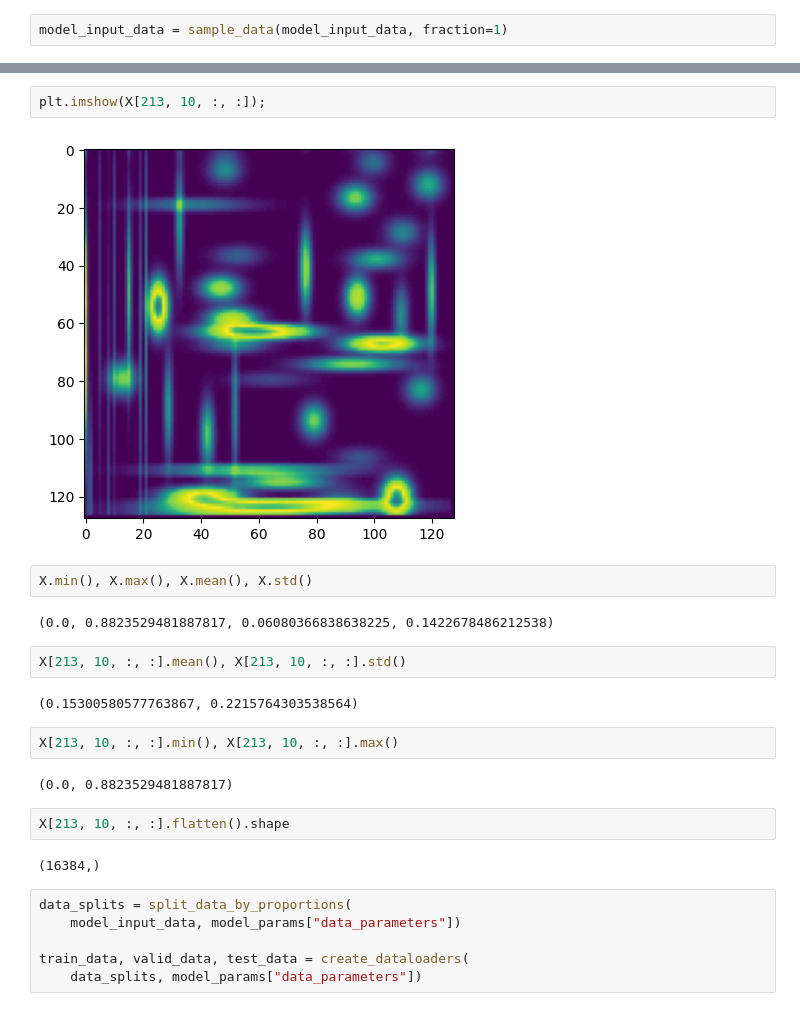
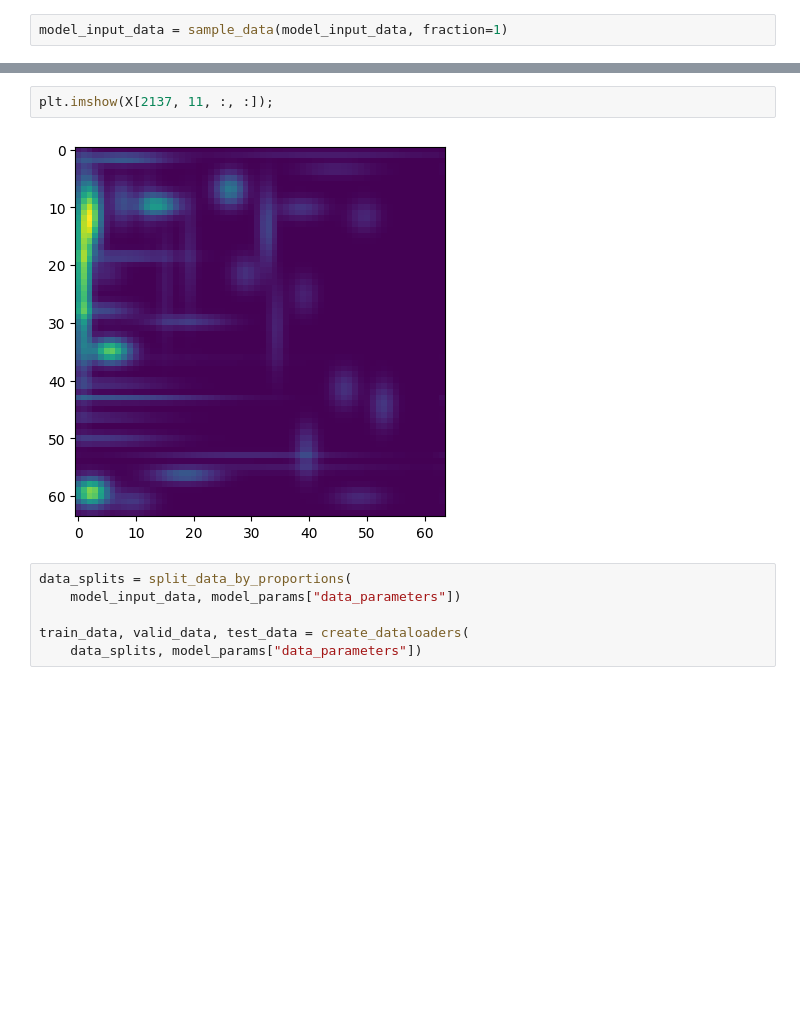
Before and after one commit to MateuszKunik/SeizureDetection, a Jupyter notebook: core/notebooks/proces.ipynb, the cells around one changed output, grey strips where cells are left out. Saved outputs shown, nothing was run; the diff lists cells and outputs as text; blank space fills up the shorter version.

```diff
--- a/core/notebooks/proces.ipynb
+++ b/core/notebooks/proces.ipynb
@@ -41,23 +41,7 @@ X.shape, y.shape
 # %%
-plt.imshow(X[213, 10, :, :]);
+plt.imshow(X[2137, 11, :, :]);
 # %% [output]
-[figure, old version]
+[figure, new version]
-# %%
-X.min(), X.max(), X.mean(), X.std()
-# %% [output]
-(0.0, 0.8823529481887817, 0.06080366838638225, 0.1422678486212538)
-# %%
-X[213, 10, :, :].mean(), X[213, 10, :, :].std()
-# %% [output]
-(0.15300580577763867, 0.2215764303538564)
-# %%
-X[213, 10, :, :].min(), X[213, 10, :, :].max()
-# %% [output]
-(0.0, 0.8823529481887817)
-# %%
-X[213, 10, :, :].flatten().shape
-# %% [output]
-(16384,)
 # %%
 data_splits = split_data_by_proportions(
     model_input_data, model_params["data_parameters"])
```
Also changed, not shown: parts of 13 cells of this notebook, 5 other files.
